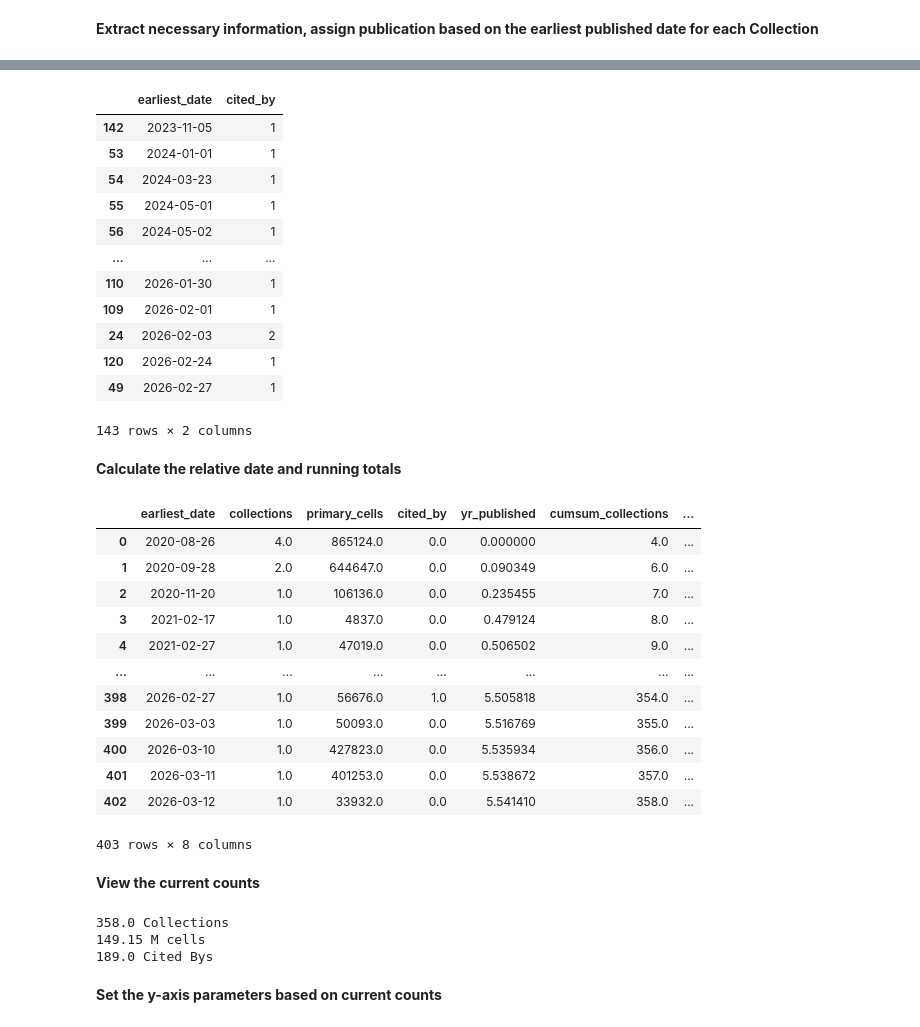
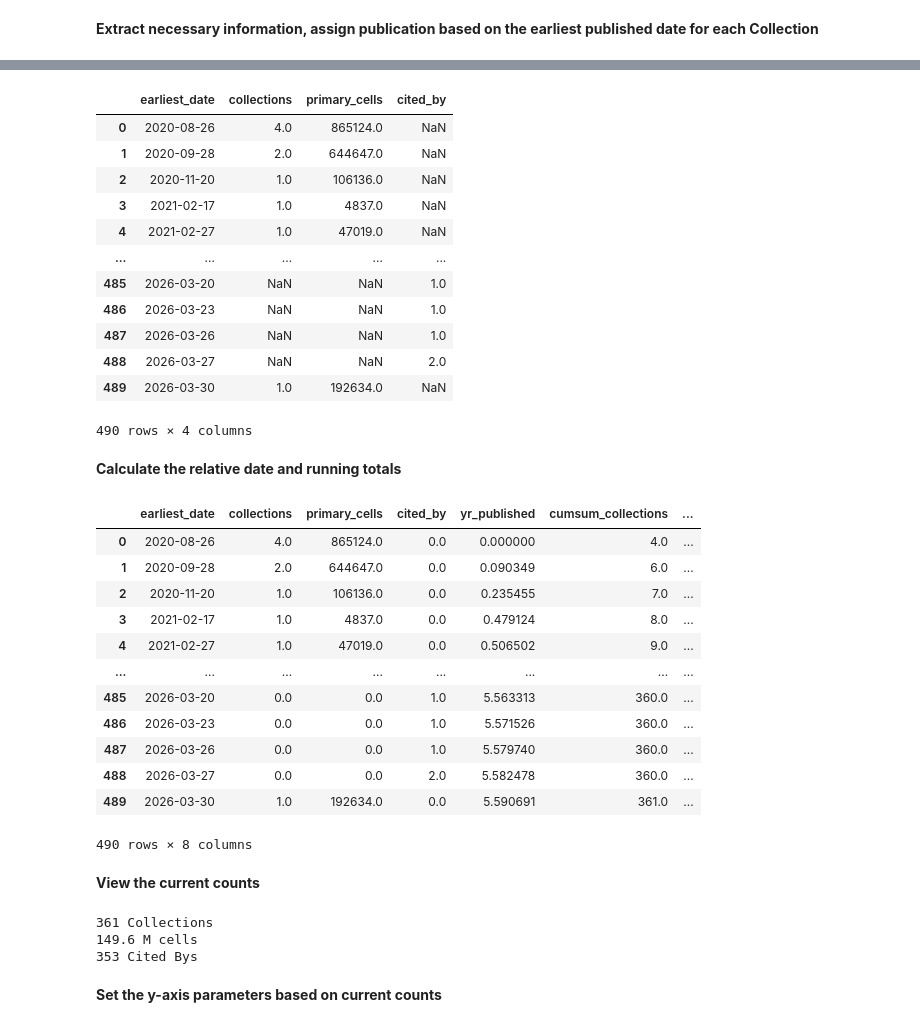
Before and after one commit to Lattice-Data/lattice-tools, a Jupyter notebook: cellxgene_resources/collab_submissions_pub/Figure1_corpus_growth.ipynb, the cells around one changed output, grey strips where cells are left out. Cells and saved outputs as stored; diff of their text form; code cells hidden in the pictures.

```diff
--- a/cellxgene_resources/collab_submissions_pub/Figure1_corpus_growth.ipynb
+++ b/cellxgene_resources/collab_submissions_pub/Figure1_corpus_growth.ipynb
@@ -42,44 +47,31 @@ df
 # %%
-eutils_base = 'https://eutils.ncbi.nlm.nih.gov/entrez/eutils/'
-eurpmc_base = 'https://www.ebi.ac.uk/europepmc/webservices/rest/'
+dimensions_export = 'Dimensions-Publication-2026-04-01_19-17-52.csv.zip'
 
-cxg_doi = '10.1093/nar/gkae1142'
-q = f'{eutils_base}esearch.fcgi?db=pubmed&term={cxg_doi}[DOI]&retmode=json'
-cxg_pmid = requests.get(q).json()['esearchresult']['idlist'][0]
-
-u = f'{eurpmc_base}search?query=CITES%3A{cxg_pmid}_MED&pageSize=500&format=json'
-r = requests.get(u).json()
-
-cited_by = pd.DataFrame(r['resultList']['result'])[['firstPublicationDate']]
-cited_by = cited_by['firstPublicationDate'].value_counts().to_frame().reset_index()
-cited_by['firstPublicationDate'] = cited_by['firstPublicationDate'].apply(
+cited_by = pd.read_csv(dimensions_export, skiprows=1)[['Publication date']]
+cited_by = cited_by['Publication date'].value_counts().to_frame().reset_index()
+cited_by['Publication date'] = cited_by['Publication date'].apply(
     lambda x: x + '-01' if isinstance(x, str) and len(x) == 7 else x
 )
-cited_by['firstPublicationDate'] = pd.to_datetime(cited_by['firstPublicationDate']).dt.date
-cited_by.rename(columns={'firstPublicationDate': 'earliest_date', 'count': 'cited_by'}, inplace=True)
-cited_by.sort_values('earliest_date')
+cited_by['Publication date'] = pd.to_datetime(cited_by['Publication date']).dt.date
+cited_by.rename(columns={'Publication date': 'earliest_date', 'count': 'cited_by'}, inplace=True)
+cited_by
 # %% [output]
-|  | earliest_date | cited_by |
-| 142 | 2023-11-05 | 1 |
-| 53 | 2024-01-01 | 1 |
-| 54 | 2024-03-23 | 1 |
-| 55 | 2024-05-01 | 1 |
-| 56 | 2024-05-02 | 1 |
-| ... | ... | ... |
-| 110 | 2026-01-30 | 1 |
-| 109 | 2026-02-01 | 1 |
-| 24 | 2026-02-03 | 2 |
-| 120 | 2026-02-24 | 1 |
-| 49 | 2026-02-27 | 1 |
+|  | earliest_date | collections | primary_cells | cited_by |
+| 0 | 2020-08-26 | 4.0 | 865124.0 | NaN |
+| 1 | 2020-09-28 | 2.0 | 644647.0 | NaN |
+| 2 | 2020-11-20 | 1.0 | 106136.0 | NaN |
+| 3 | 2021-02-17 | 1.0 | 4837.0 | NaN |
+| 4 | 2021-02-27 | 1.0 | 47019.0 | NaN |
+| ... | ... | ... | ... | ... |
+| 485 | 2026-03-20 | NaN | NaN | 1.0 |
+| 486 | 2026-03-23 | NaN | NaN | 1.0 |
+| 487 | 2026-03-26 | NaN | NaN | 1.0 |
+| 488 | 2026-03-27 | NaN | NaN | 2.0 |
+| 489 | 2026-03-30 | 1.0 | 192634.0 | NaN |
-143 rows × 2 columns
+490 rows × 4 columns
 # %% [markdown]
 **Calculate the relative date and running totals**
 # %%
-result = df.groupby('earliest_date').agg(
-    collections=('collection_id', 'nunique'),
-    primary_cells=('primary_cell_count', 'sum')
-).reset_index()
-
 result = result.merge(cited_by, on='earliest_date', how='outer')
 result.fillna(0, inplace=True)
 
@@ -101,22 +93,22 @@ result
 | 3 | 2021-02-17 | 1.0 | 4837.0 | 0.0 | 0.479124 | 8.0 | ... |
 | 4 | 2021-02-27 | 1.0 | 47019.0 | 0.0 | 0.506502 | 9.0 | ... |
 | ... | ... | ... | ... | ... | ... | ... | ... |
-| 398 | 2026-02-27 | 1.0 | 56676.0 | 1.0 | 5.505818 | 354.0 | ... |
-| 399 | 2026-03-03 | 1.0 | 50093.0 | 0.0 | 5.516769 | 355.0 | ... |
-| 400 | 2026-03-10 | 1.0 | 427823.0 | 0.0 | 5.535934 | 356.0 | ... |
-| 401 | 2026-03-11 | 1.0 | 401253.0 | 0.0 | 5.538672 | 357.0 | ... |
-| 402 | 2026-03-12 | 1.0 | 33932.0 | 0.0 | 5.541410 | 358.0 | ... |
+| 485 | 2026-03-20 | 0.0 | 0.0 | 1.0 | 5.563313 | 360.0 | ... |
+| 486 | 2026-03-23 | 0.0 | 0.0 | 1.0 | 5.571526 | 360.0 | ... |
+| 487 | 2026-03-26 | 0.0 | 0.0 | 1.0 | 5.579740 | 360.0 | ... |
+| 488 | 2026-03-27 | 0.0 | 0.0 | 2.0 | 5.582478 | 360.0 | ... |
+| 489 | 2026-03-30 | 1.0 | 192634.0 | 0.0 | 5.590691 | 361.0 | ... |
-403 rows × 8 columns
+490 rows × 8 columns
 # %% [markdown]
 **View the current counts**
 # %%
-print(result['cumsum_collections'].max(), 'Collections')
-print(round(result['cumsum_primary_cells'].max(),2), 'M cells')
-print(result['cumsum_cited_by'].max(), 'Cited Bys')
+print(int(result['cumsum_collections'].max()), 'Collections')
+print(round(result['cumsum_primary_cells'].max(),1), 'M cells')
+print(int(result['cumsum_cited_by'].max()), 'Cited Bys')
 # %% [output]
-358.0 Collections
-149.15 M cells
-189.0 Cited Bys
+361 Collections
+149.6 M cells
+353 Cited Bys
 # %% [markdown]
 **Set the y-axis parameters based on current counts**
 # %%
```
Also changed, not shown: parts of 5 cells of this notebook.
